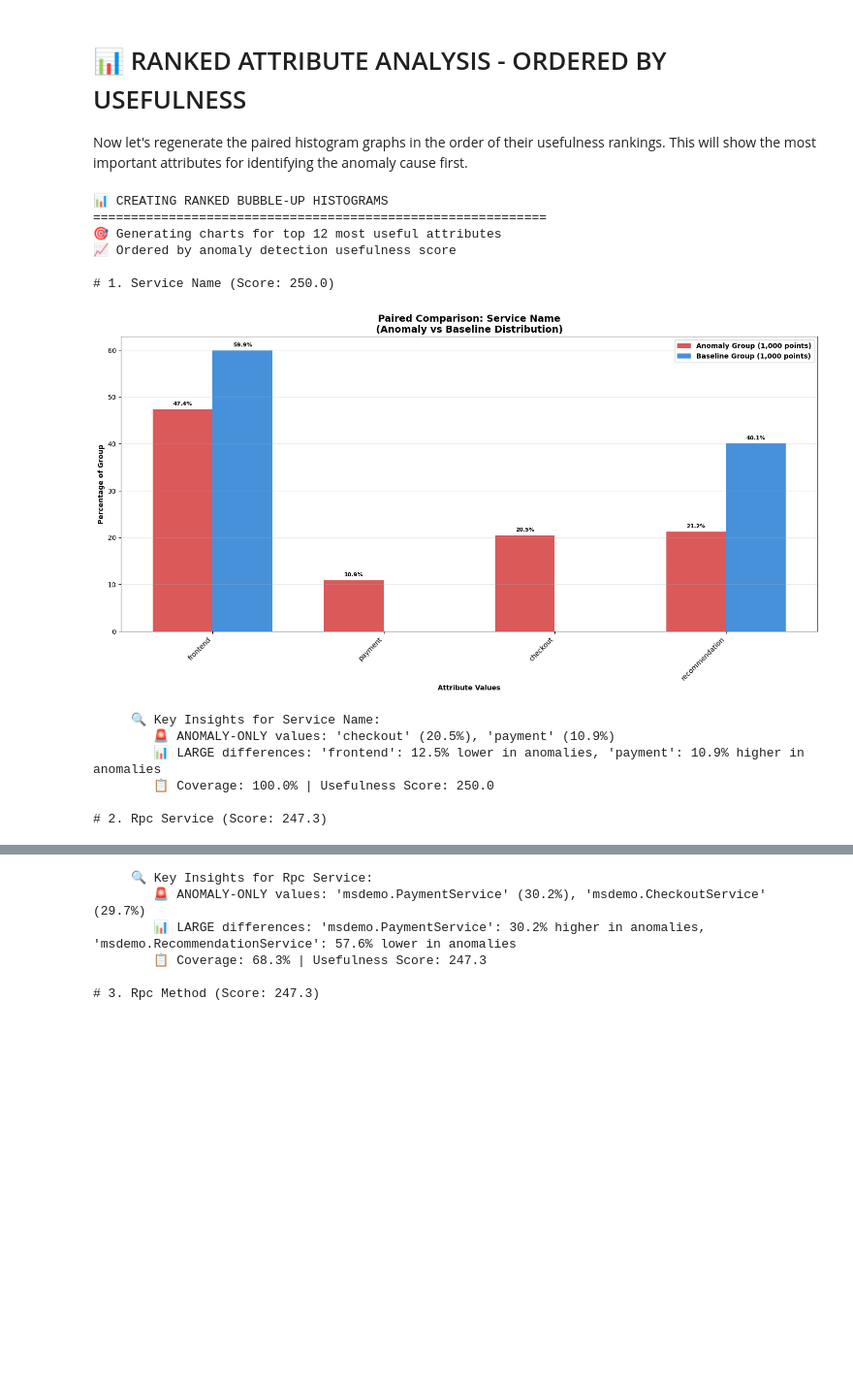
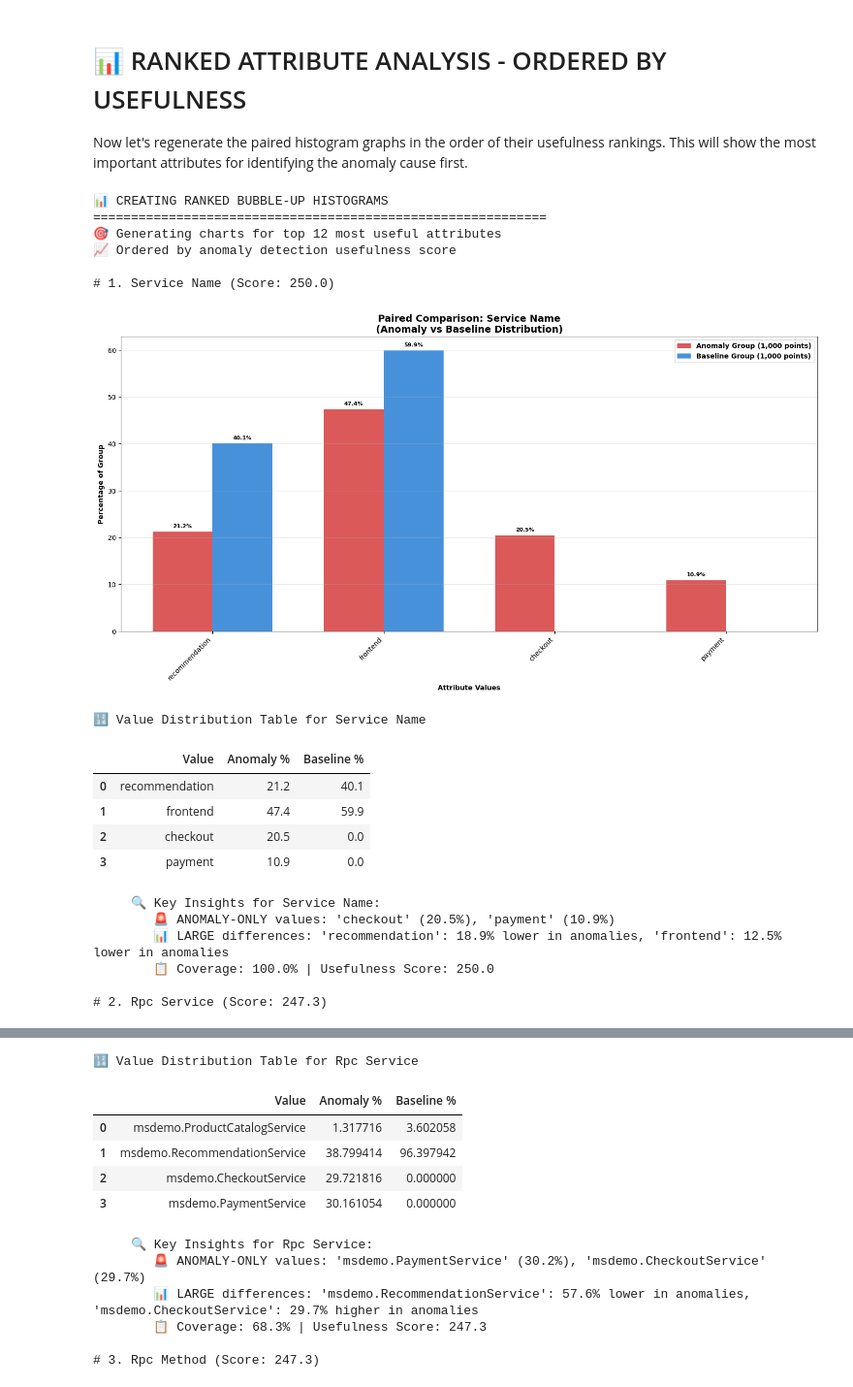
Before and after one commit to microsoft/Docker-Provider, a Jupyter notebook: traces/trace_duration_heatmap_analysis.ipynb, the cells around one changed output, grey strips where cells are left out. Shown at 97% size. Drawn from its saved outputs; the diff is of its cells as text; code cells hidden in the pictures; blank space fills up the shorter version.

```diff
--- a/traces/trace_duration_heatmap_analysis.ipynb
+++ b/traces/trace_duration_heatmap_analysis.ipynb
@@ -2286,6 +2288,19 @@ def create_ranked_bubble_up_histograms(df_anom, df_base, rankings, max_charts=15
         plt.tight_layout()
         plt.show()
 
+        # Add a small title for the table
+        print(f"\033[1m\033[94m🔢 Value Distribution Table for {display_name}\033[0m")
+        # Show the plotted data as a table below the chart
+        table_data = pd.DataFrame({
+            'Value': plot_values,
+            'Anomaly %': anom_percentages,
+            'Baseline %': base_percentages
+        })
+        display(table_data)
+
+        # Add the value distribution table and display_name to a list for later use
+        ranked_tables.append({'Attribute_name': display_name, 'table': table_data})
+
         # Print key insights for this attribute
         print_attribute_insights(anom_pct, base_pct, display_name, ranking)
 
@@ -2312,37 +2327,47 @@ def print_attribute_insights(anom_pct, base_pct, display_name, ranking):
 
         if exclusive_values:
             print(f"        🚨 ANOMALY-ONLY values: {', '.join(exclusive_values[:3])}")
 
     # Show large differences
     large_diffs = []
     for val in set(anom_pct.index) | set(base_pct.index):
         ap = anom_pct.get(val, 0)
         bp = base_pct.get(val, 0)
         diff = abs(ap - bp)
         if diff > 10:  # Significant difference
             direction = "higher" if ap > bp else "lower"
             large_diffs.append(f"'{val}': {diff:.1f}% {direction} in anomalies")
 
     if large_diffs:
         print(f"        📊 LARGE differences: {', '.join(large_diffs[:2])}")
 
     # Coverage and importance
     print(f"        📋 Coverage: {ranking['coverage_percent']:.1f}% | " +
           f"Usefulness Score: {ranking['usefulness_score']:.1f}")
 
 # Execute the ranked analysis
+ranked_tables = []
 ranked_charts = create_ranked_bubble_up_histograms(df_anomaly, df_baseline, attribute_rankings, max_charts=12)
+
+# Show summary of ranked tables
+print(ranked_tables)
 # %% [output]
 📊 CREATING RANKED BUBBLE-UP HISTOGRAMS
 ============================================================
 🎯 Generating charts for top 12 most useful attributes
 📈 Ordered by anomaly detection usefulness score
 
 # 1. Service Name (Score: 250.0)
-[figure, old version]
+[figure, new version]
-     🔍 Key Insights for Service Name:
-        🚨 ANOMALY-ONLY values: 'checkout' (20.5%), 'payment' (10.9%)
-        📊 LARGE differences: 'frontend': 12.5% lower in anomalies, 'payment': 10.9% higher in anomalies
-        📋 Coverage: 100.0% | Usefulness Score: 250.0
-
-# 2. Rpc Service (Score: 247.3)
+🔢 Value Distribution Table for Service Name
+|  | Value | Anomaly % | Baseline % |
+| 0 | recommendation | 21.2 | 40.1 |
+| 1 | frontend | 47.4 | 59.9 |
+| 2 | checkout | 20.5 | 0.0 |
+| 3 | payment | 10.9 | 0.0 |
+     🔍 Key Insights for Service Name:
+        🚨 ANOMALY-ONLY values: 'checkout' (20.5%), 'payment' (10.9%)
+        📊 LARGE differences: 'recommendation': 18.9% lower in anomalies, 'frontend': 12.5% lower in anomalies
+        📋 Coverage: 100.0% | Usefulness Score: 250.0
+
+# 2. Rpc Service (Score: 247.3)
@@ -2350,6 +2375,12 @@ ranked_charts = create_ranked_bubble_up_histograms(df_anomaly, df_baseline, attr
-     🔍 Key Insights for Rpc Service:
-        🚨 ANOMALY-ONLY values: 'msdemo.PaymentService' (30.2%), 'msdemo.CheckoutService' (29.7%)
-        📊 LARGE differences: 'msdemo.PaymentService': 30.2% higher in anomalies, 'msdemo.RecommendationService': 57.6% lower in anomalies
-        📋 Coverage: 68.3% | Usefulness Score: 247.3
-
-# 3. Rpc Method (Score: 247.3)
+🔢 Value Distribution Table for Rpc Service
+|  | Value | Anomaly % | Baseline % |
+| 0 | msdemo.ProductCatalogService | 1.317716 | 3.602058 |
+| 1 | msdemo.RecommendationService | 38.799414 | 96.397942 |
+| 2 | msdemo.CheckoutService | 29.721816 | 0.000000 |
+| 3 | msdemo.PaymentService | 30.161054 | 0.000000 |
+     🔍 Key Insights for Rpc Service:
+        🚨 ANOMALY-ONLY values: 'msdemo.PaymentService' (30.2%), 'msdemo.CheckoutService' (29.7%)
+        📊 LARGE differences: 'msdemo.RecommendationService': 57.6% lower in anomalies, 'msdemo.CheckoutService': 29.7% higher in anomalies
+        📋 Coverage: 68.3% | Usefulness Score: 247.3
+
+# 3. Rpc Method (Score: 247.3)
```
Also changed, not shown: parts of 13 cells of this notebook.
